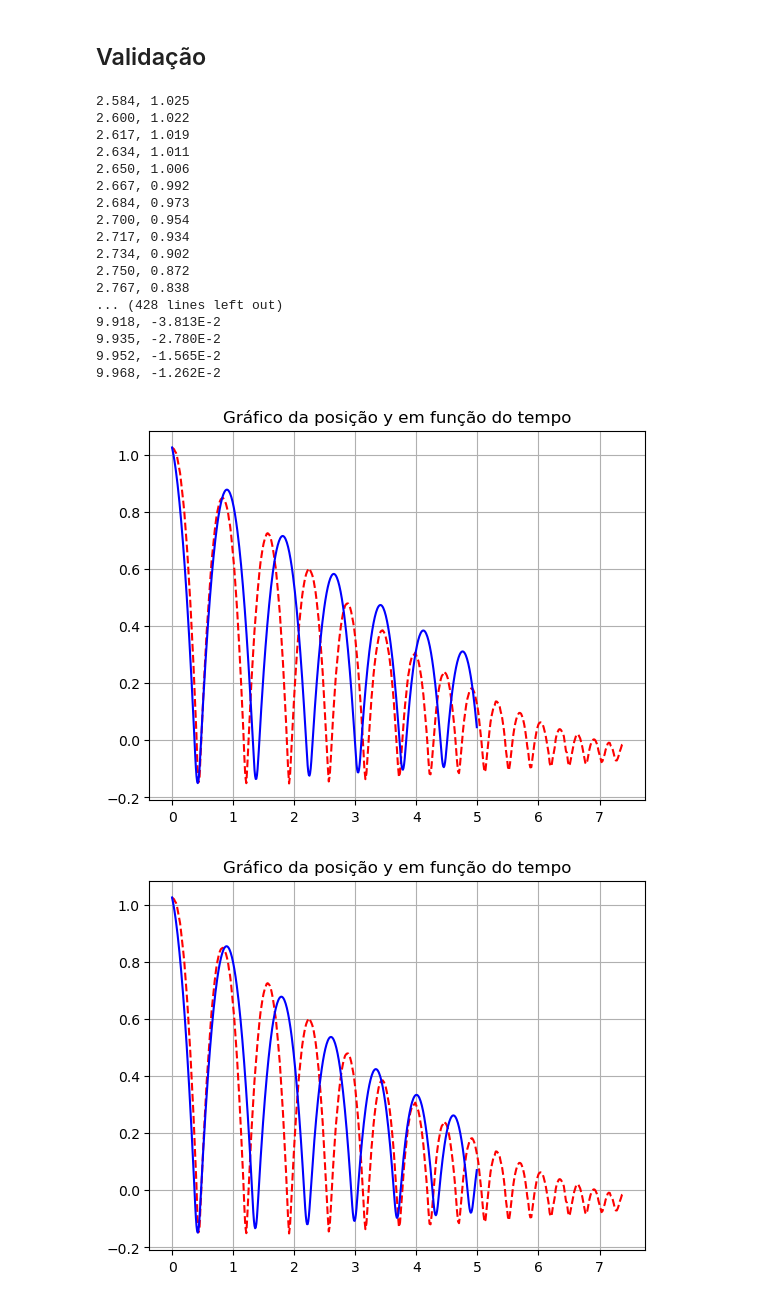
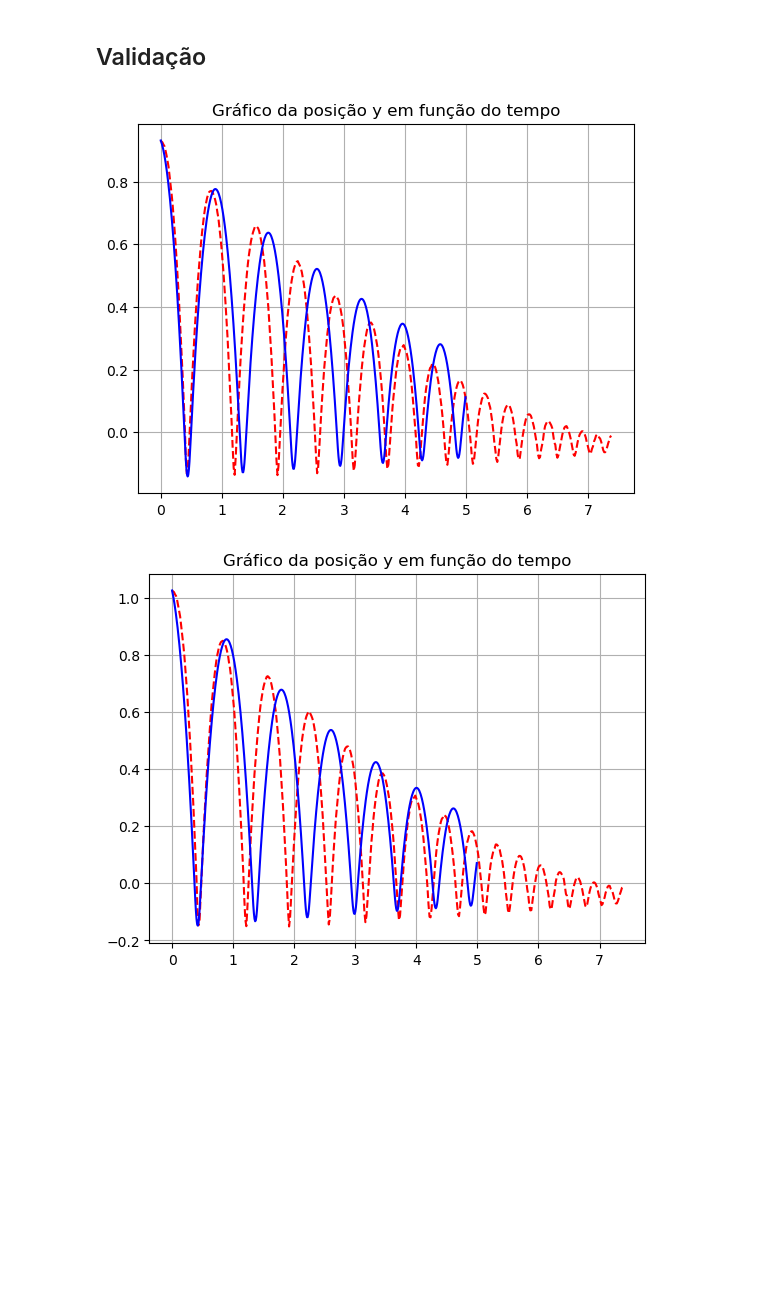
Before and after one commit to enzojunq/Modelagem-Cama-Elastica, a Jupyter notebook: P3.ipynb, the cells around one changed output. Cells and saved outputs as stored; diff of their text form; code cells hidden in the pictures; blank space fills up the shorter version.

```diff
--- a/P3.ipynb
+++ b/P3.ipynb
@@ -21,8 +21,8 @@ c=7.0
 
 # Condições iniciais
 
-y_0 = 1.025 # posicao inicial no eixo y
-Vy_0 = -1 # velocidade inicial na direção do eixo y
+y_0 = 0.931 # posicao inicial no eixo y
+Vy_0 = -0.5 # velocidade inicial na direção do eixo y
 condicoes_iniciais = [y_0, Vy_0]
 
 # Tempo
@@ -48,7 +48,7 @@ def modelo(X,t):
         F_amort = 0
         D = 0
 
-
+    D=0
     # Equações diferenciais
     dydt = vy
     dvydt = (-P + Fel - D + F_amort) / massa_bola
@@ -78,60 +78,42 @@ plt.show()
 # %% [markdown]
 ## Validação
 # %%
-dados = "dados.txt"
+dados = "dados_novos.txt"
 
 # Passo 1: Abra o arquivo em modo de leitura
 arquivo = open(dados, "r")
 
 # Passo 2: Leia o conteúdo do arquivo
 conteudo = arquivo.read()
 
 # Passo 3: Feche o arquivo
 arquivo.close()
 
 # Passo 4: Divida o conteúdo em linhas
 linhas = conteudo.splitlines()
 
 # Passo 5: Armazene as linhas em uma lista
 lista = list(linhas)
 
 # Lista
 lista_altura = []
 lista_tempo = []
 
 # Exemplo de uso da lista
 for linha in lista:
     linha_nova=linha.split(',')
     lista_altura.append(float(linha_nova[1]))
-    lista_tempo.append(float(linha_nova[0]) - 2.585)
+    lista_tempo.append(float(linha_nova[0]) - 1.34)
 
-    print(f'{linha_nova[0]}, {linha_nova[1]}')
 
 
 plt.plot(lista_tempo, lista_altura,label='y(t)', color='red', linestyle='--'  )
 plt.plot(tempo, lista_y, label='y(t)', color='blue')
 plt.title('Gráfico da posição y em função do tempo')
 plt.grid()
 plt.show()
 # %% [output]
-2.584, 1.025
-2.600, 1.022
-2.617, 1.019
-2.634, 1.011
-2.650, 1.006
-2.667, 0.992
-2.684, 0.973
-2.700, 0.954
-2.717, 0.934
-2.734, 0.902
-2.750, 0.872
-2.767, 0.838
-... (428 lines left out)
-9.918, -3.813E-2
-9.935, -2.780E-2
-9.952, -1.565E-2
-9.968, -1.262E-2
-[figure, old version]
+[figure, new version]
 # %%
 # Parâmetros
 massa_bola=2
```
Also changed, not shown: parts of 1 cell of this notebook, 1 other file.
